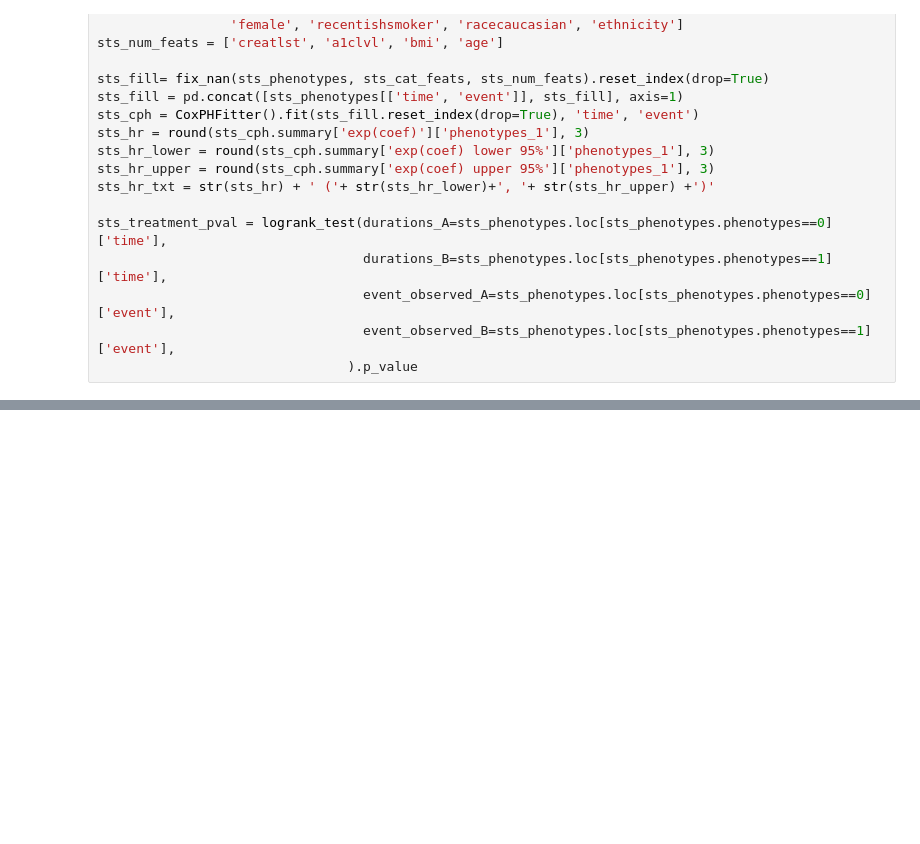
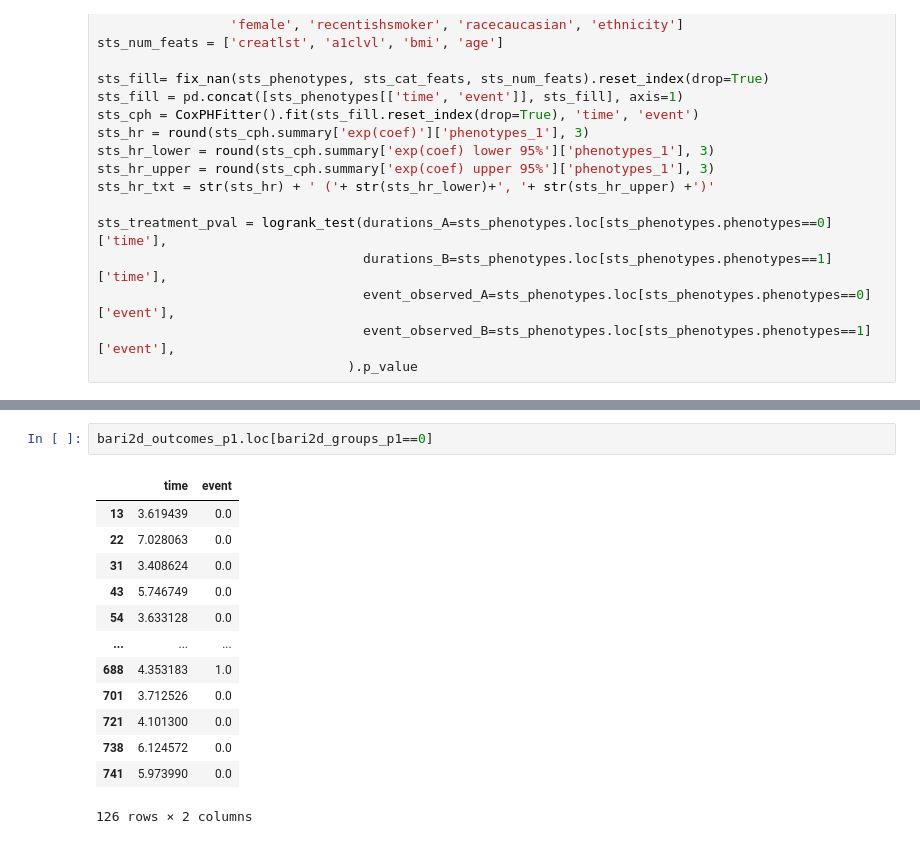
Before and after one commit to Ilovecodingforever/Heterogeneity, a Jupyter notebook: src/kaplan_meier_plots.ipynb, the cells around one changed output, grey strips where cells are left out. Cells and saved outputs as stored; diff of their text form; blank space fills up the shorter version.

```diff
--- a/src/kaplan_meier_plots.ipynb
+++ b/src/kaplan_meier_plots.ipynb
@@ -213,6 +213,22 @@ def plot_kaplanmeier(outcomes, groups=None, plot_counts=False, title=None, color
         ax.set_ylabel('Survival Probability', fontsize=26)
 
     return ax
+# %%
+bari2d_outcomes_p1.loc[bari2d_groups_p1==0]
+# %% [output]
+|  | time | event |
+| 13 | 3.619439 | 0.0 |
+| 22 | 7.028063 | 0.0 |
+| 31 | 3.408624 | 0.0 |
+| 43 | 5.746749 | 0.0 |
+| 54 | 3.633128 | 0.0 |
+| ... | ... | ... |
+| 688 | 4.353183 | 1.0 |
+| 701 | 3.712526 | 0.0 |
+| 721 | 4.101300 | 0.0 |
+| 738 | 6.124572 | 0.0 |
+| 741 | 5.973990 | 0.0 |
+126 rows × 2 columns
 # %%
 fig_combined = plt.figure(figsize=(20, 10))
 
```
Also changed, not shown: parts of 2 cells of this notebook, 11 other files.
